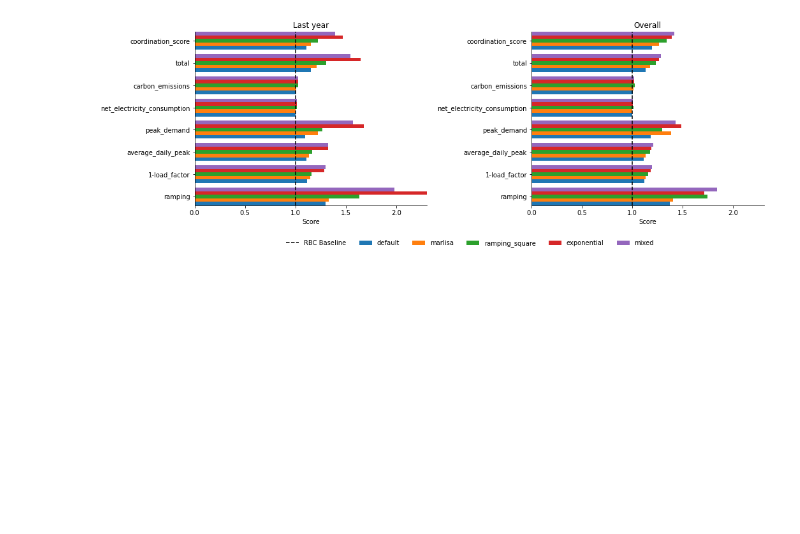
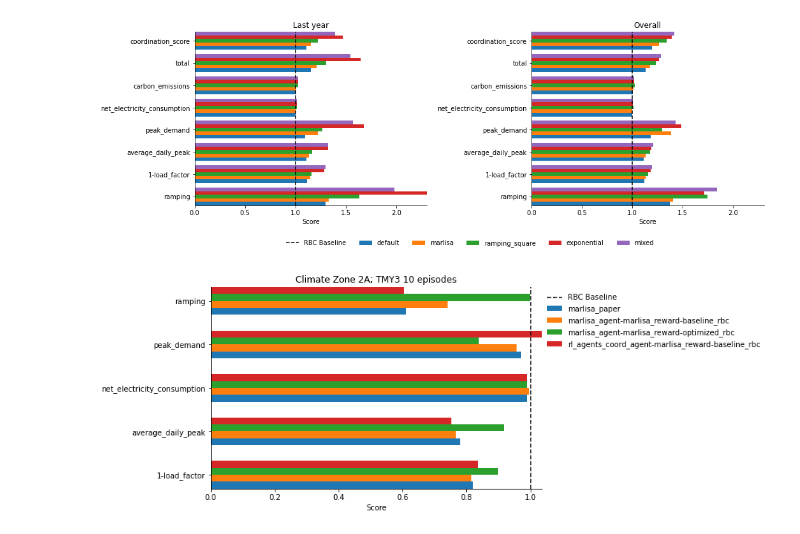
Before and after one commit to intelligent-environments-lab/CityLearn, a Jupyter notebook: reward_function_exploration_analysis.ipynb, the cells around one changed output. Drawn from its saved outputs; the diff is of its cells as text; code cells hidden in the pictures; blank space fills up the shorter version.

```diff
--- a/reward_function_exploration_analysis.ipynb
+++ b/reward_function_exploration_analysis.ipynb
@@ -187,3 +188,43 @@ plt.show()
 # plt.show()
 # %% [output]
 [figure]
+# %%
+data = {
+    'marlisa_paper':{'ramping': 0.61, '1-load_factor': 0.82, 'average_daily_peak': 0.78, 'peak_demand': 0.97, 'net_electricity_consumption': 0.99, 'carbon_emissions': None, 'total': None, 'coordination_score': None},
+    'marlisa_agent-marlisa_reward-baseline_rbc':{'ramping': 0.74045813, '1-load_factor': 0.8151418412674756, 'average_daily_peak': 0.7674535, 'peak_demand': 0.95573455, 'net_electricity_consumption': 0.9972076, 'carbon_emissions': 1.0030996, 'total': 0.8798491929131961, 'coordination_score': 0.8196970036861622},
+    'marlisa_agent-marlisa_reward-optimized_rbc':{'ramping': 0.9986699, '1-load_factor': 0.8988005576031594, 'average_daily_peak': 0.9174594, 'peak_demand': 0.8379609, 'net_electricity_consumption': 0.9903975, 'carbon_emissions': 0.99015, 'total': 0.9389063824795549, 'coordination_score': 0.9132227017853952},
+    'rl_agents_coord_agent-marlisa_reward-baseline_rbc':{'ramping': 0.6032697, '1-load_factor': 0.8361296369800533, 'average_daily_peak': 0.7529887, 'peak_demand': 1.0359356, 'net_electricity_consumption': 0.9889397, 'carbon_emissions': 0.99447864, 'total': 0.8686236691834126, 'coordination_score': 0.8070809174122802},
+}
+data = pd.DataFrame(data)
+data = data.dropna()
+data = data.T
+# display(data)
+
+fig, ax = plt.subplots(1,1,figsize=(8,5))
+x_ticks = np.arange(data.shape[1])
+x_tick_labels = data.columns.tolist()
+width = 0.16
+
+for i, simulation in enumerate(data.index):
+    simulation_x_ticks = [(x_tick - width*len(data.index)/2) + width*(i + 0.5) for x_tick in x_ticks]
+    values = data.loc[simulation].values
+    ax.barh(simulation_x_ticks,values,width,label=simulation)
+
+ax.axvline(1,color='black',linestyle='--',label='RBC Baseline')
+ax.set_title('Climate Zone 2A; TMY3 10 episodes')
+ax.set_xlabel('Score')
+ax.set_yticks(x_ticks)
+ax.set_yticklabels(x_tick_labels)
+ax.tick_params(axis='y',rotation=0)
+ax.margins(0)
+ax.spines['right'].set_visible(False)
+ax.spines['top'].set_visible(False)
+
+ax.legend(bbox_to_anchor=(1.68,1),
+    loc='upper right',
+    framealpha=0,
+    ncol=1
+)
+plt.show()
+# %% [output]
+[figure, added]
```
Also changed, not shown: parts of 1 cell of this notebook, 1 other file.
